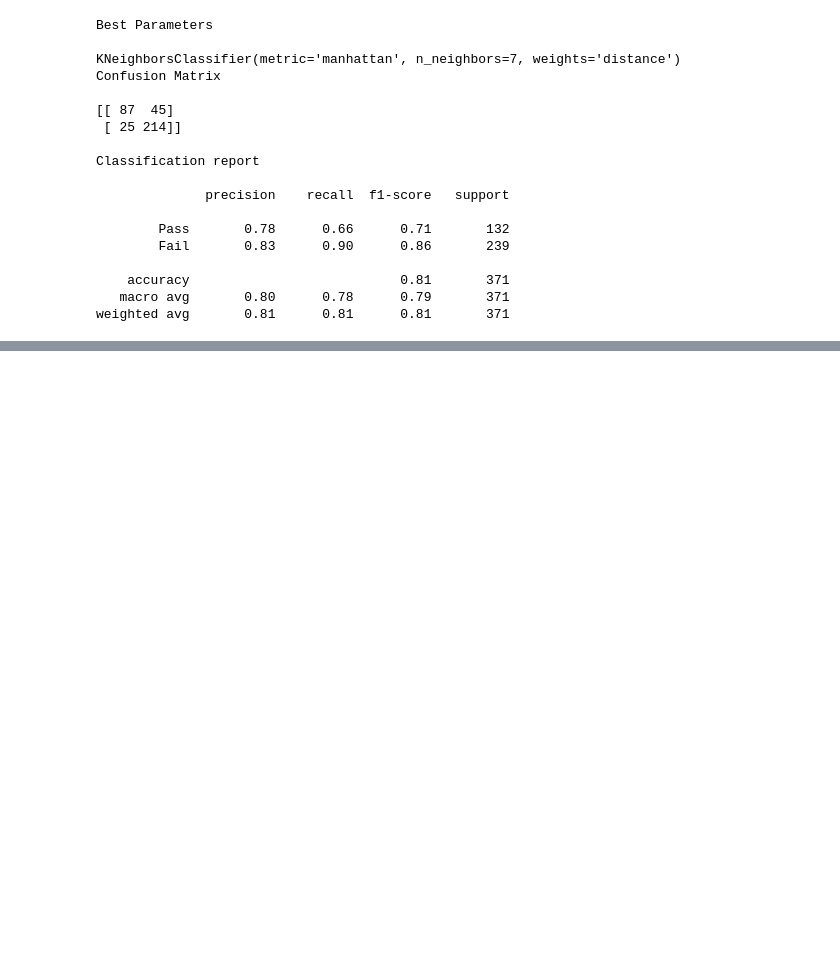
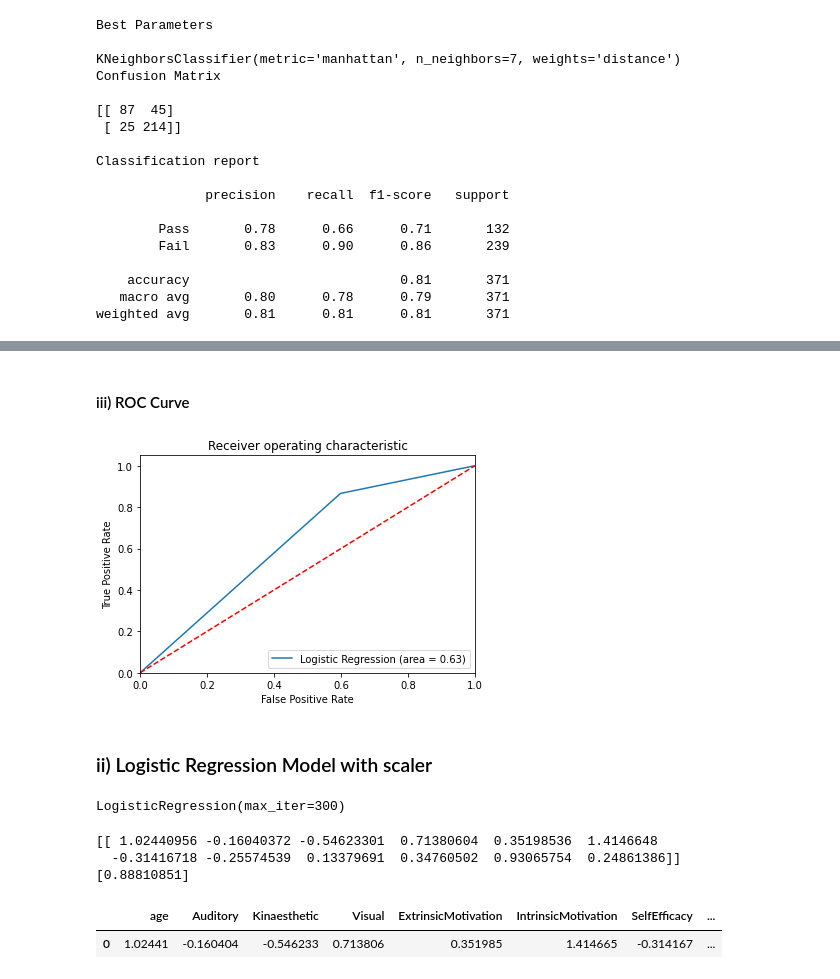
Before and after one commit to DLPY/Classification_Session_2, a Jupyter notebook: Classification_Session2.ipynb, the cells around one changed output, grey strips where cells are left out. Cells and saved outputs as stored; diff of their text form; code cells hidden in the pictures; blank space fills up the shorter version.

```diff
--- a/Classification_Session2.ipynb
+++ b/Classification_Session2.ipynb
@@ -307,0 +376,19 @@ weighted avg       0.81      0.81      0.81       371
+# %% [markdown]
+#### iii) ROC Curve
+# %%
+logit_roc_auc = metrics.roc_auc_score(y_test, y_pred)
+fpr, tpr, thresholds = metrics.roc_curve(y_test,  y_pred)
+plt.figure()
+plt.plot(fpr, tpr, label='Logistic Regression (area = %0.2f)' % logit_roc_auc)
+plt.plot([0, 1], [0, 1],'r--')
+plt.xlim([0.0, 1.0])
+plt.ylim([0.0, 1.05])
+plt.xlabel('False Positive Rate')
+plt.ylabel('True Positive Rate')
+plt.title('Receiver operating characteristic')
+plt.legend(loc="lower right")
+plt.show()
+# %% [output]
+[figure, added]
+# %% [markdown]
+### ii) Logistic Regression Model with scaler
@@ -307,0 +397,25 @@ weighted avg       0.81      0.81      0.81       371
+# %%
+# instantiate the model (using the default parameters)
+logreg = LogisticRegression(solver='lbfgs', max_iter=300)
+
+# fit the model with data
+logreg.fit(X_train,y_train)
+# %% [output]
+LogisticRegression(max_iter=300)
+# %%
+# Coefficient and Intercept
+print(logreg.coef_)
+print(logreg.intercept_)
+# %% [output]
+[[ 1.02440956 -0.16040372 -0.54623301  0.71380604  0.35198536  1.4146648
+  -0.31416718 -0.25574539  0.13379691  0.34760502  0.93065754  0.24861386]]
+[0.88810851]
+# %%
+# Create dataframe from regressor coefficient to display results in a dataframe
+column_names = ['age', 'Auditory', 'Kinaesthetic', 'Visual', 'ExtrinsicMotivation', 'IntrinsicMotivation', 'SelfEfficacy', 'StudyTime', 'Conscientiousness', 'CAOpoints', 'Maths', 'English']
+coefficient_df = pd.DataFrame(logreg.coef_) # T - Transpose dataframe rows to columns
+coefficient_df.columns = column_names
+coefficient_df
+# %% [output]
+|  | age | Auditory | Kinaesthetic | Visual | ExtrinsicMotivation | IntrinsicMotivation | SelfEfficacy | ... |
+| 0 | 1.02441 | -0.160404 | -0.546233 | 0.713806 | 0.351985 | 1.414665 | -0.314167 | ... |
```
Also changed, not shown: parts of 29 cells of this notebook.
